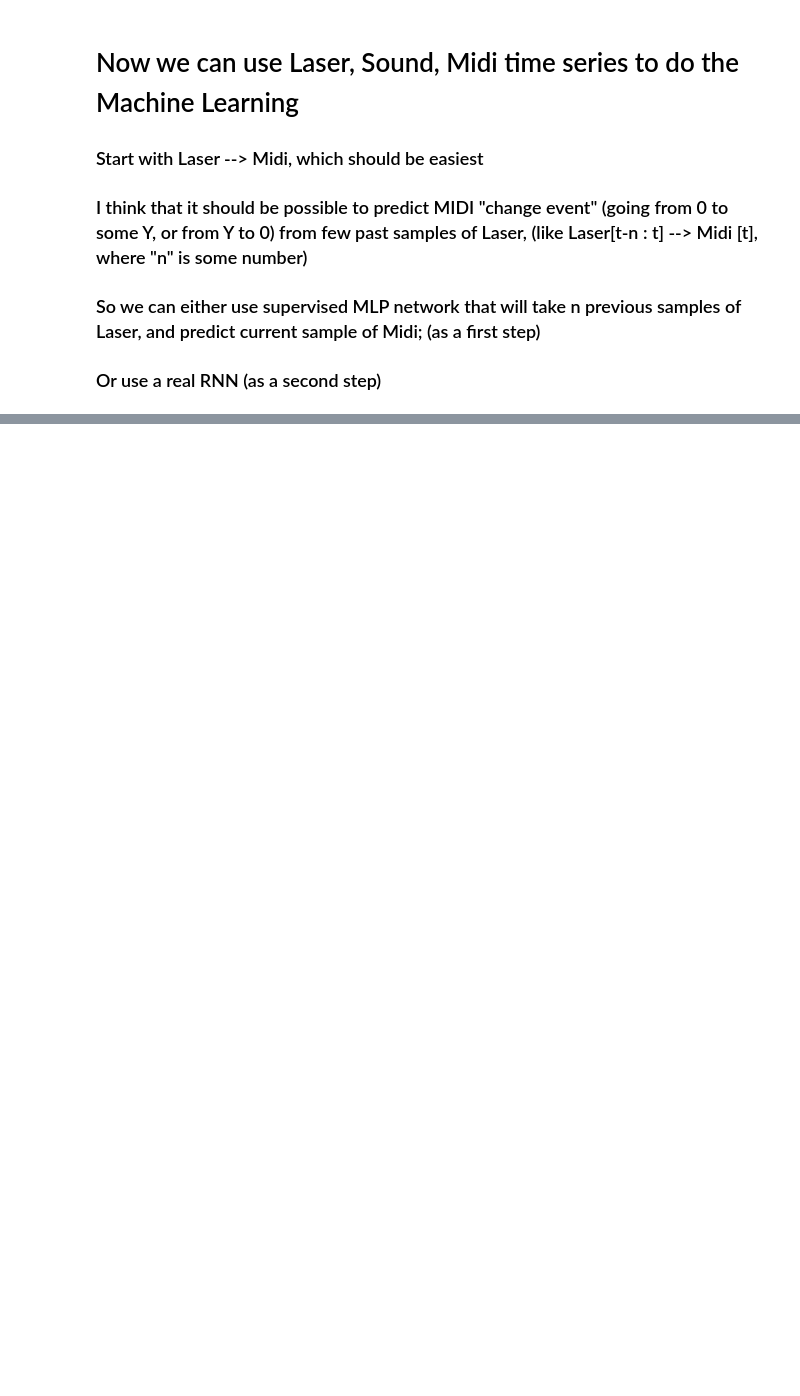
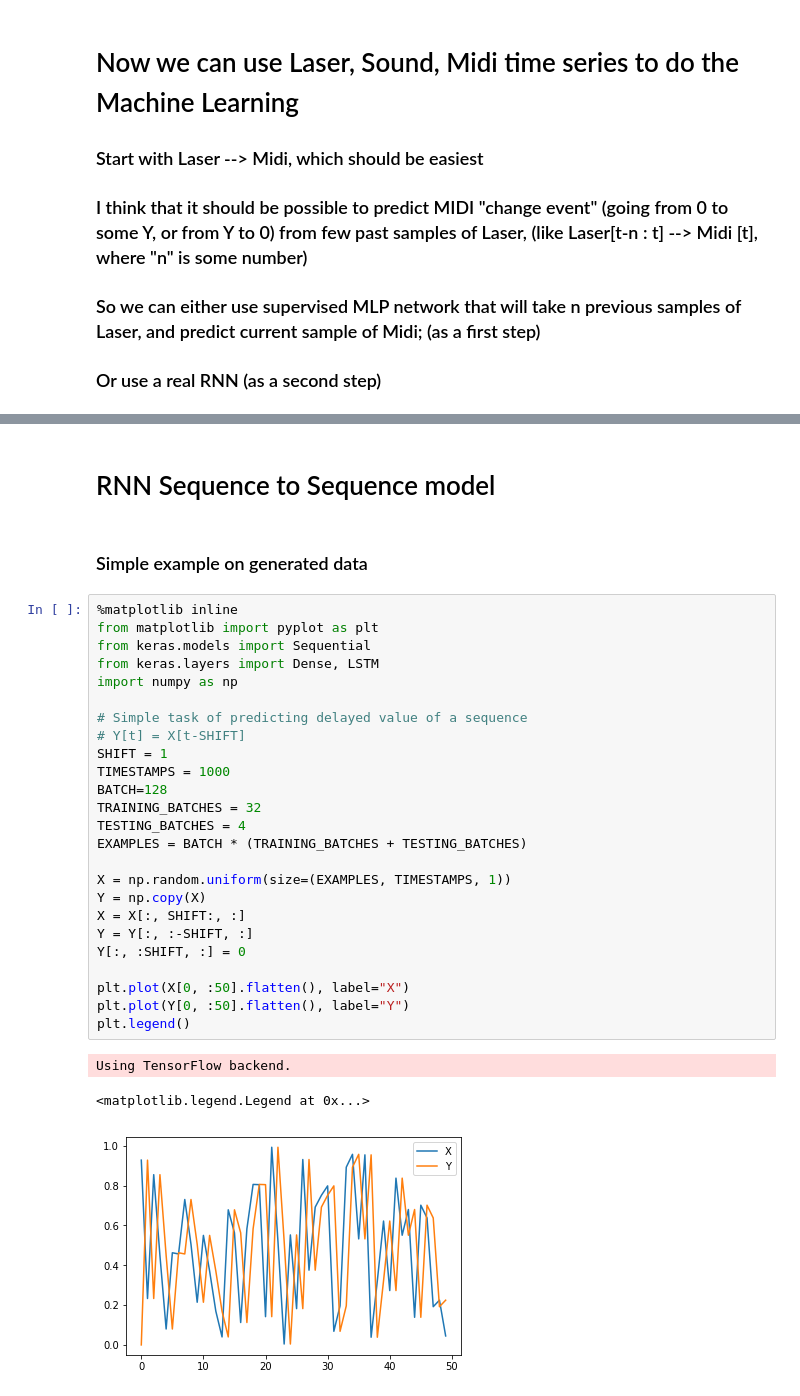
Before and after one commit to ernestosanches/AIPiano, a Jupyter notebook: model/Multimodal.ipynb, the cells around one changed output, grey strips where cells are left out. Drawn from its saved outputs; the diff is of its cells as text; blank space fills up the shorter version.

```diff
--- a/model/Multimodal.ipynb
+++ b/model/Multimodal.ipynb
@@ -207,0 +455,33 @@ Time series lengths (Note G): 19098579 19098579 19098579
+# %% [markdown]
+# RNN Sequence to Sequence model
+# %% [markdown]
+### Simple example on generated data
+# %%
+%matplotlib inline
+from matplotlib import pyplot as plt
+from keras.models import Sequential
+from keras.layers import Dense, LSTM
+import numpy as np
+
+# Simple task of predicting delayed value of a sequence
+# Y[t] = X[t-SHIFT]
+SHIFT = 1
+TIMESTAMPS = 1000
+BATCH=128
+TRAINING_BATCHES = 32
+TESTING_BATCHES = 4
+EXAMPLES = BATCH * (TRAINING_BATCHES + TESTING_BATCHES)
+
+X = np.random.uniform(size=(EXAMPLES, TIMESTAMPS, 1))
+Y = np.copy(X)
+X = X[:, SHIFT:, :]
+Y = Y[:, :-SHIFT, :]
+Y[:, :SHIFT, :] = 0
+
+plt.plot(X[0, :50].flatten(), label="X")
+plt.plot(Y[0, :50].flatten(), label="Y")
+plt.legend()
+# %% [output]
+Using TensorFlow backend.
+<matplotlib.legend.Legend at 0x...>
+[figure, added]
```
Also changed, not shown: parts of 35 cells of this notebook, 1 other file.
